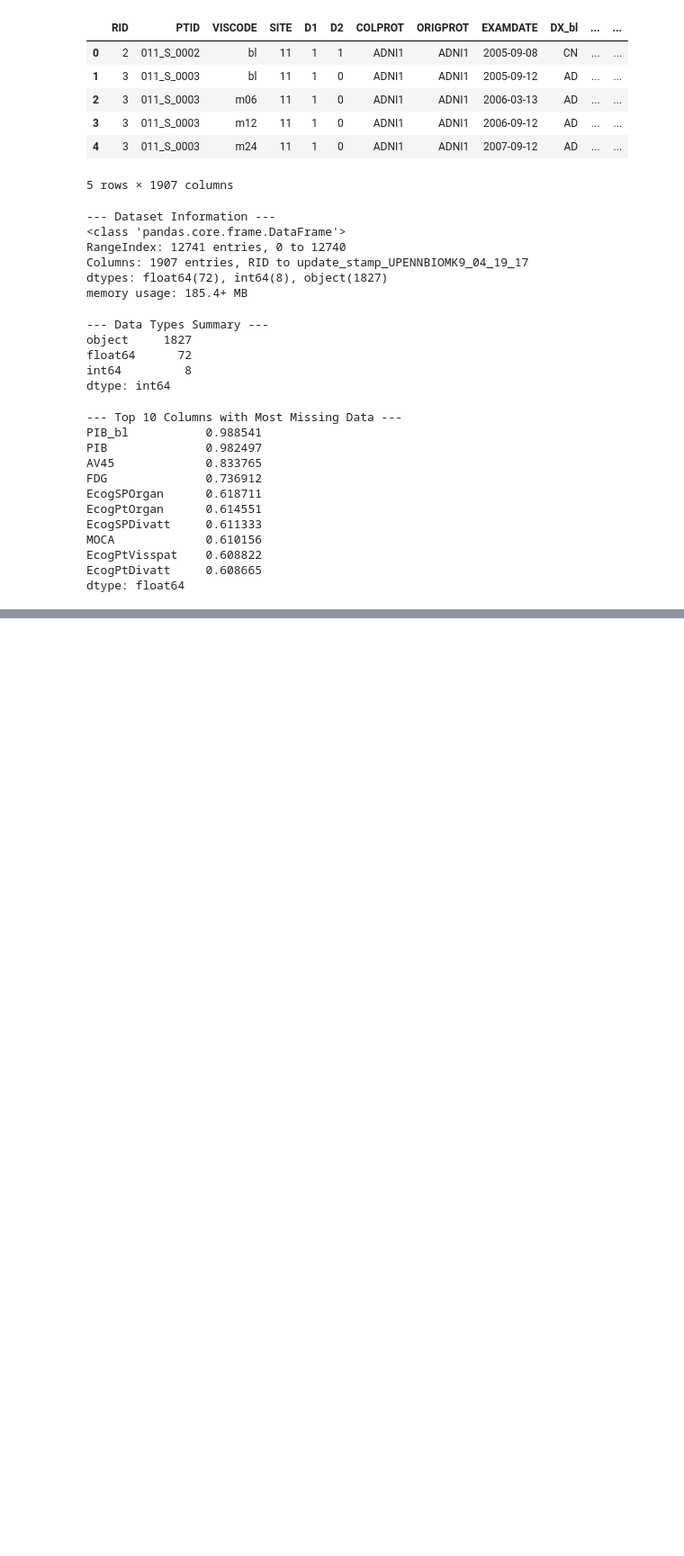
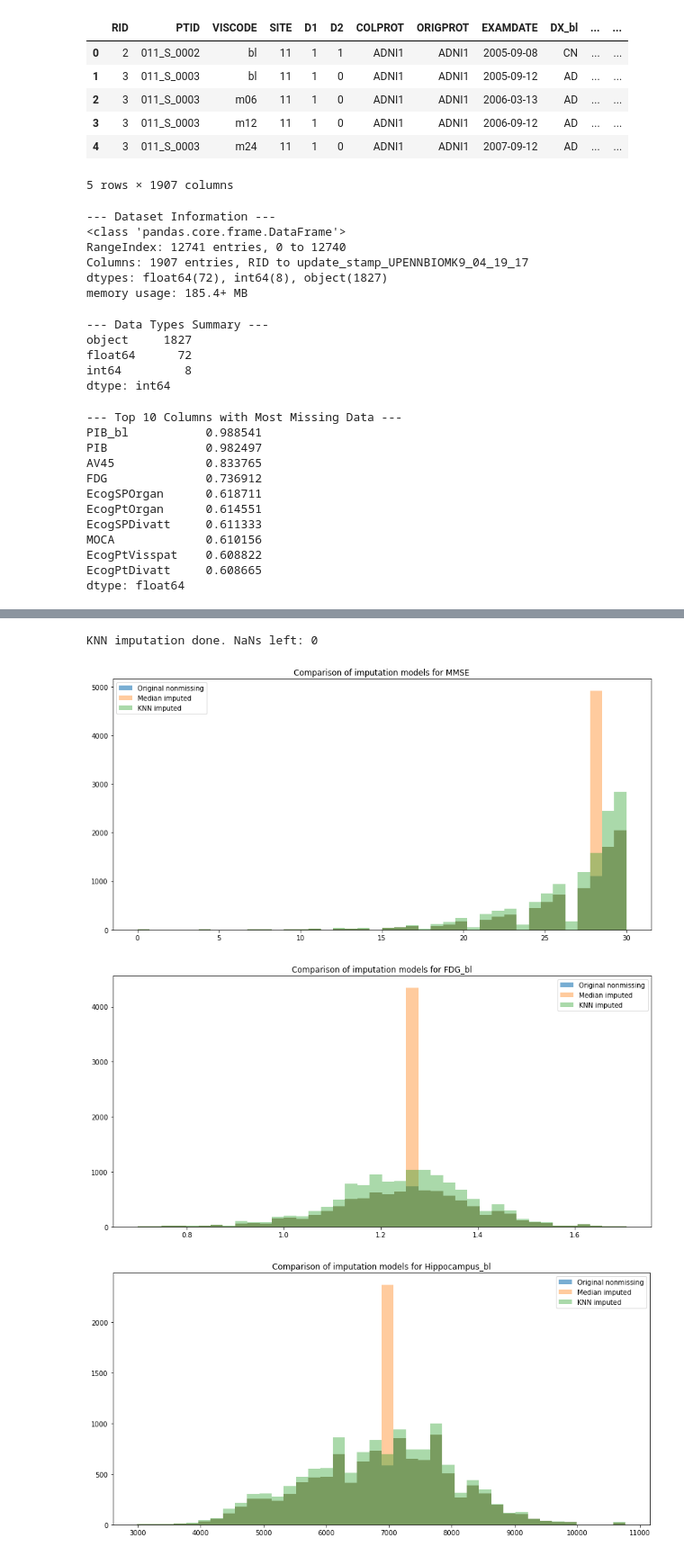
Before and after one commit to jdaly67/ANDI-project, a Jupyter notebook: Approach 2_Alzhiemers project.ipynb, the cells around one changed output, grey strips where cells are left out. Shown at 90% size. Drawn from its saved outputs; the diff is of its cells as text; code cells hidden in the pictures; blank space fills up the shorter version.

```diff
--- a/Approach 2_Alzhiemers project.ipynb
+++ b/Approach 2_Alzhiemers project.ipynb
@@ -155,0 +344,28 @@ biomarker_summary.to_csv('biomarker_candidates_with_missingness.csv', index=Fals
+# %%
+#KNN imputations (k=5) on standardized data
+if bio_num.shape[1] > 0:
+    scaler = StandardScaler()
+    bio_scaled = pd.DataFrame(scaler.fit_transform(bio_num), columns=bio_num.columns, index=bio_num.index)
+    imputer = KNNImputer(n_neighbors=5)
+    knn_imputed_array = imputer.fit_transform(bio_scaled)
+    knn_imputed_scaled = pd.DataFrame(knn_imputed_array, columns=bio_num.columns, index=bio_num.index)
+    bio_knn = pd.DataFrame(scaler.inverse_transform(knn_imputed_scaled), columns=bio_num.columns, index=bio_num.index)
+    print("KNN imputation done. NaNs left:", bio_knn.isna().sum().sum())
+    if len(example_vars) > 0:
+            v = example_vars[0]
+            for i, v in enumerate(example_vars, 1):
+                plt.figure(figsize=(12, 6))
+                plt.hist(bio_num[v].dropna(), bins=40, alpha=0.6, label='Original nonmissing')
+                plt.hist(bio_median[v], bins=40, alpha=0.4, label='Median imputed')
+                plt.hist(bio_knn[v], bins=40, alpha=0.4, label='KNN imputed')
+                plt.title(f"Comparison of imputation models for {v}")
+                plt.tight_layout()
+                plt.legend()
+                plt.show()
+else:
+    print("No numeric biomarkers to impute...")
+# %% [output]
+KNN imputation done. NaNs left: 0
+[figure, added]
+[figure, added]
+[figure, added]
```
Also changed, not shown: parts of 24 cells of this notebook.
